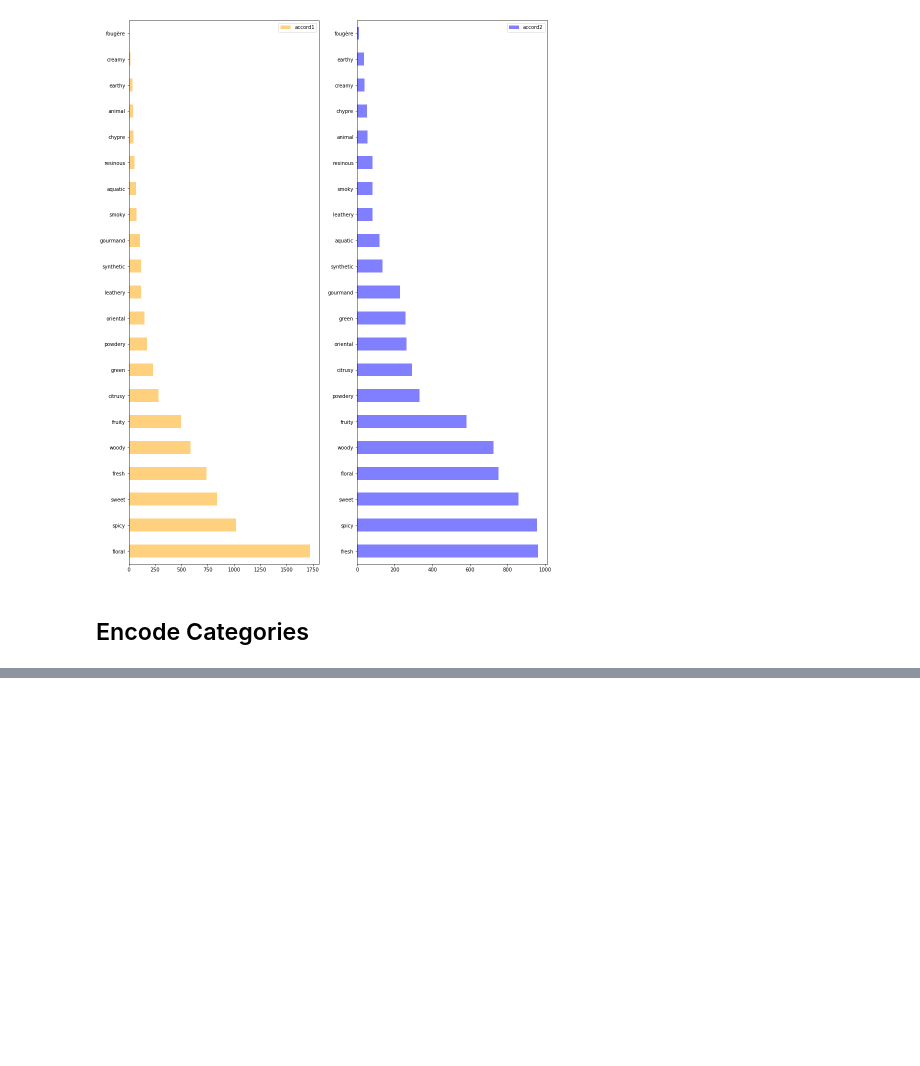
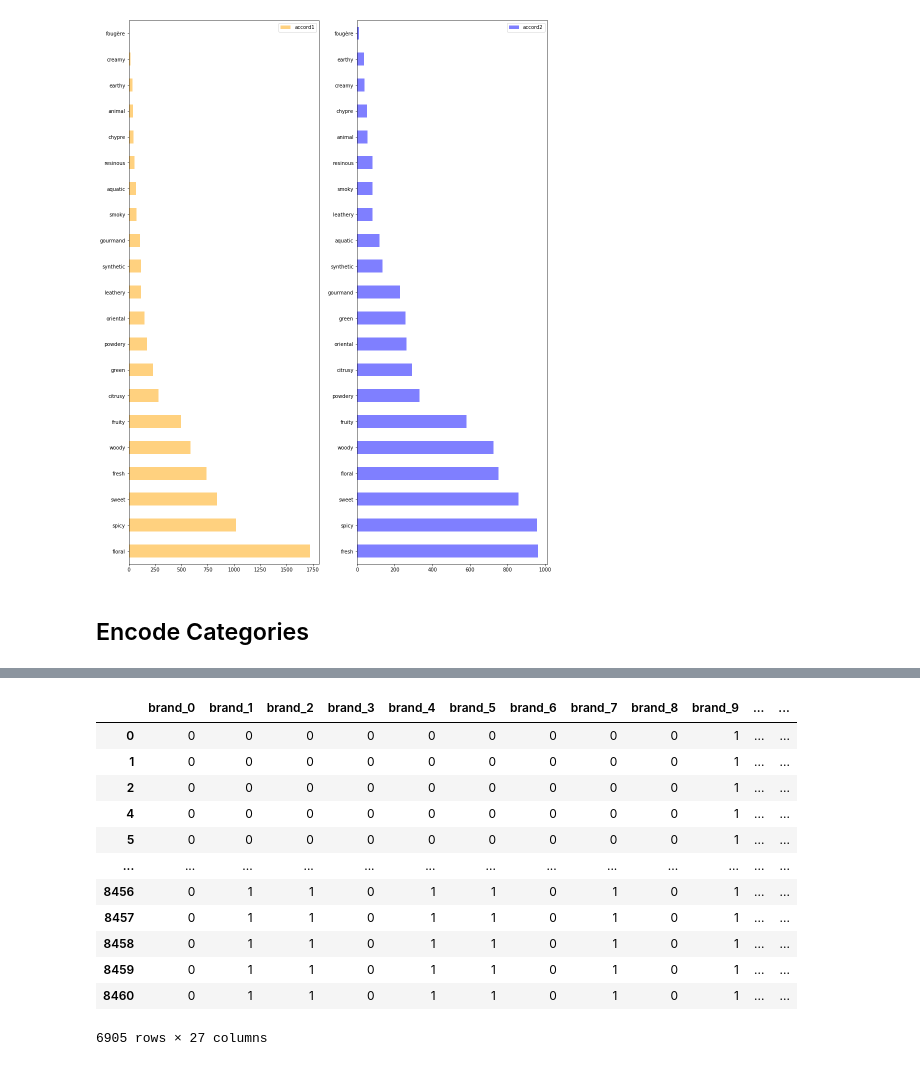
Before and after one commit to 1aguna/pyfume, a Jupyter notebook: notebook.ipynb, the cells around one changed output, grey strips where cells are left out. Drawn from its saved outputs; the diff is of its cells as text; code cells hidden in the pictures; blank space fills up the shorter version.

```diff
--- a/notebook.ipynb
+++ b/notebook.ipynb
@@ -41,0 +62,16 @@ display(data)
+# %%
+display(numerical_data)
+# %% [output]
+|  | brand_0 | brand_1 | brand_2 | brand_3 | brand_4 | brand_5 | brand_6 | brand_7 | brand_8 | brand_9 | ... | ... |
+| 0 | 0 | 0 | 0 | 0 | 0 | 0 | 0 | 0 | 0 | 1 | ... | ... |
+| 1 | 0 | 0 | 0 | 0 | 0 | 0 | 0 | 0 | 0 | 1 | ... | ... |
+| 2 | 0 | 0 | 0 | 0 | 0 | 0 | 0 | 0 | 0 | 1 | ... | ... |
+| 4 | 0 | 0 | 0 | 0 | 0 | 0 | 0 | 0 | 0 | 1 | ... | ... |
+| 5 | 0 | 0 | 0 | 0 | 0 | 0 | 0 | 0 | 0 | 1 | ... | ... |
+| ... | ... | ... | ... | ... | ... | ... | ... | ... | ... | ... | ... | ... |
+| 8456 | 0 | 1 | 1 | 0 | 1 | 1 | 0 | 1 | 0 | 1 | ... | ... |
+| 8457 | 0 | 1 | 1 | 0 | 1 | 1 | 0 | 1 | 0 | 1 | ... | ... |
+| 8458 | 0 | 1 | 1 | 0 | 1 | 1 | 0 | 1 | 0 | 1 | ... | ... |
+| 8459 | 0 | 1 | 1 | 0 | 1 | 1 | 0 | 1 | 0 | 1 | ... | ... |
+| 8460 | 0 | 1 | 1 | 0 | 1 | 1 | 0 | 1 | 0 | 1 | ... | ... |
+6905 rows × 27 columns
```
Also changed, not shown: parts of 16 cells of this notebook, 26 other files.
